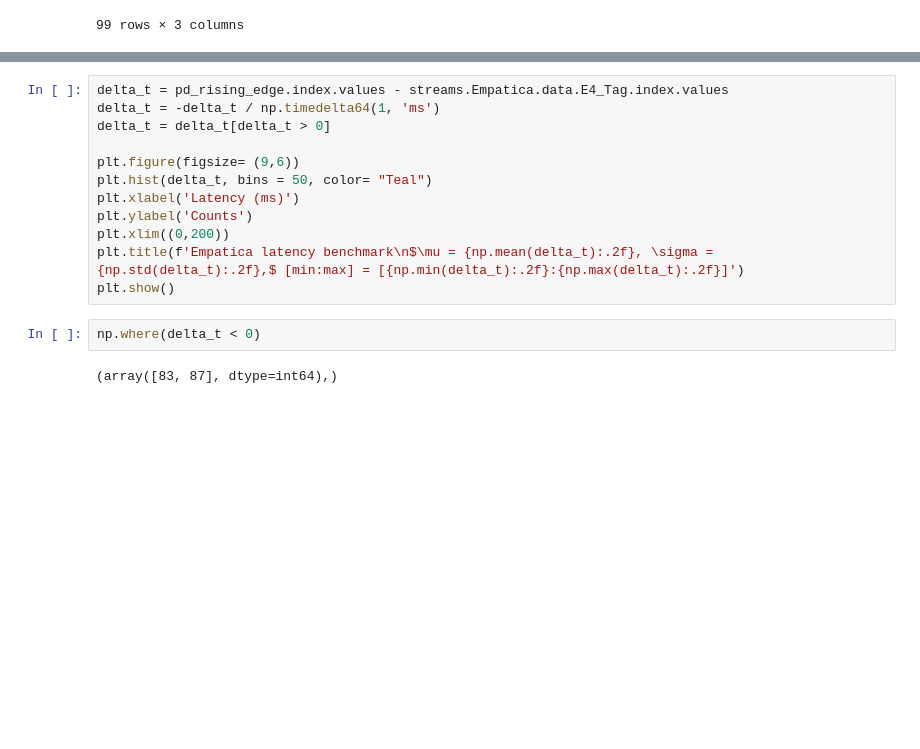
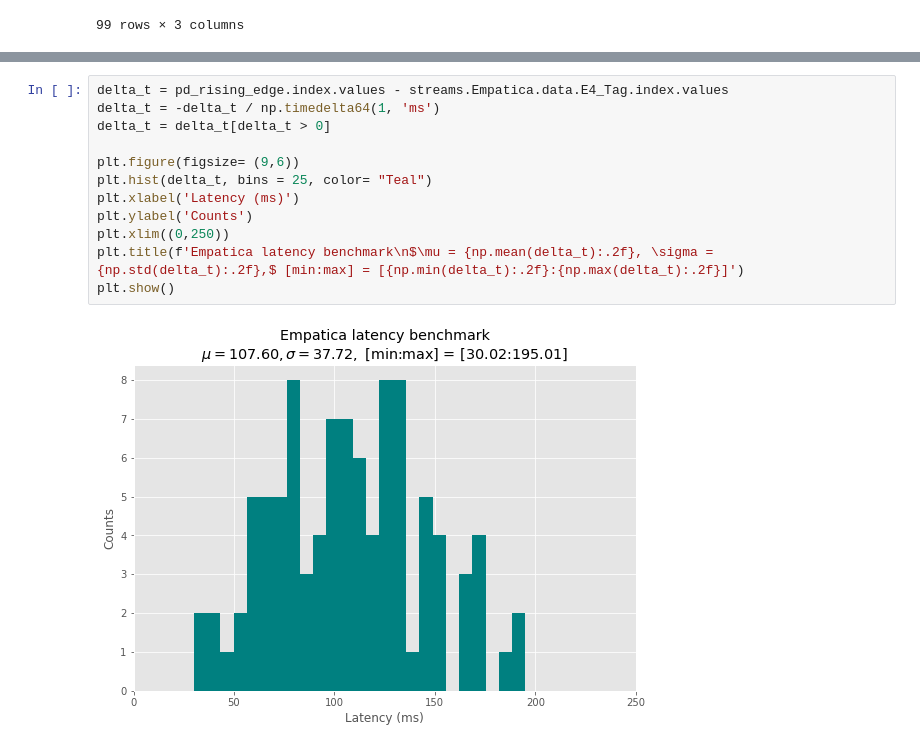
Before and after one commit to emotional-cities/pluma-experiments, a Jupyter notebook: 20092022/Analysis/AnalysisCode/Benchmark_empatica.ipynb, the cells around one changed output, grey strips where cells are left out. Cells and saved outputs as stored; diff of their text form; blank space fills up the shorter version.

```diff
--- a/20092022/Analysis/AnalysisCode/Benchmark_empatica.ipynb
+++ b/20092022/Analysis/AnalysisCode/Benchmark_empatica.ipynb
@@ -74,16 +77,14 @@ plt.show()
 # %%
 delta_t = pd_rising_edge.index.values - streams.Empatica.data.E4_Tag.index.values
 delta_t = -delta_t / np.timedelta64(1, 'ms')
 delta_t = delta_t[delta_t > 0]
 
 plt.figure(figsize= (9,6))
-plt.hist(delta_t, bins = 50, color= "Teal")
+plt.hist(delta_t, bins = 25, color= "Teal")
 plt.xlabel('Latency (ms)')
 plt.ylabel('Counts')
-plt.xlim((0,200))
+plt.xlim((0,250))
 plt.title(f'Empatica latency benchmark\n$\mu = {np.mean(delta_t):.2f}, \sigma = {np.std(delta_t):.2f},$ [min:max] = [{np.min(delta_t):.2f}:{np.max(delta_t):.2f}]')
 plt.show()
+# %% [output]
+[figure, added]
-# %%
-np.where(delta_t < 0)
-# %% [output]
-(array([83, 87], dtype=int64),)
```
Also changed, not shown: parts of 2 cells of this notebook, 1 other file.
